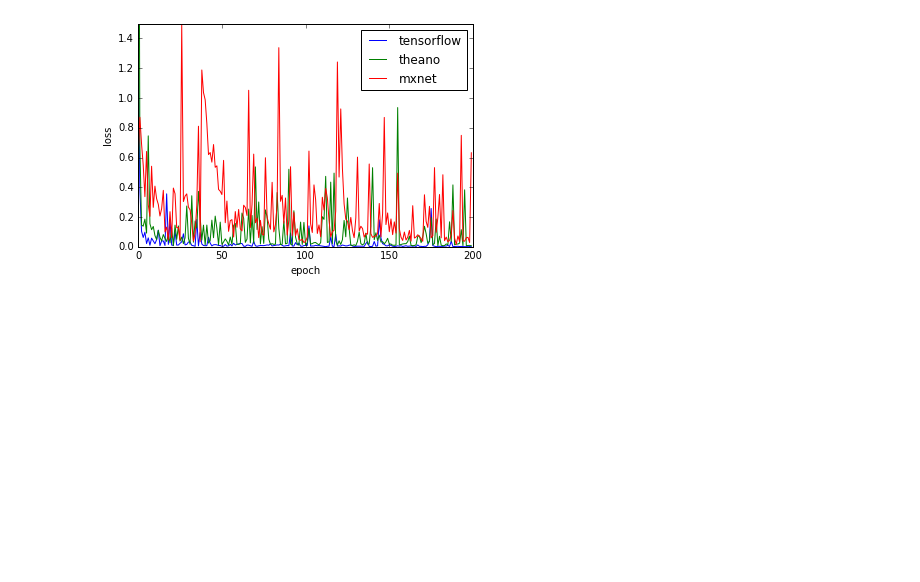
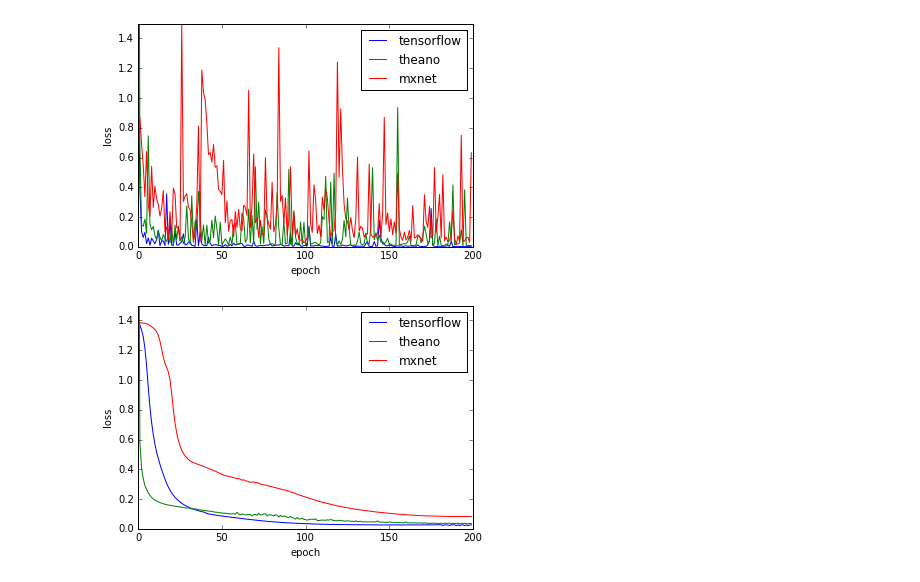
Before and after one commit to bywbilly/DeepLearning-Final-Project, a Jupyter notebook: src/doc plot.ipynb, the cells around one changed output. Cells and saved outputs as stored; diff of their text form; code cells hidden in the pictures; blank space fills up the shorter version.

```diff
--- a/src/doc plot.ipynb
+++ b/src/doc plot.ipynb
@@ -86,3 +86,21 @@ plt.show()
 plt.close()
 # %% [output]
 [figure]
+# %%
+val_loss_xy_tf = read_val_loss('../doc/val_loss_dnn_tf.csv')
+val_loss_xy_theano = read_val_loss('../doc/val_loss_dnn_theano.csv')
+val_loss_xy_mxnet = read_val_loss('../doc/val_loss_dnn_mxnet.csv')
+# %%
+fig = plt.figure()
+plt.plot(val_loss_xy_tf[0], val_loss_xy_tf[1], '-', label='tensorflow')
+plt.plot(val_loss_xy_theano[0], val_loss_xy_theano[1], '-', label='theano')
+plt.plot(val_loss_xy_mxnet[0], val_loss_xy_mxnet[1], '-', label='mxnet')
+plt.ylim(0, 1.5)
+plt.xlabel('epoch')
+plt.ylabel('loss')
+plt.legend()
+fig.savefig('../doc/val_loss_dnn.eps', dpi=300)
+plt.show()
+plt.close()
+# %% [output]
+[figure, added]
```
Also changed, not shown: parts of 2 cells of this notebook, 20 other files.
